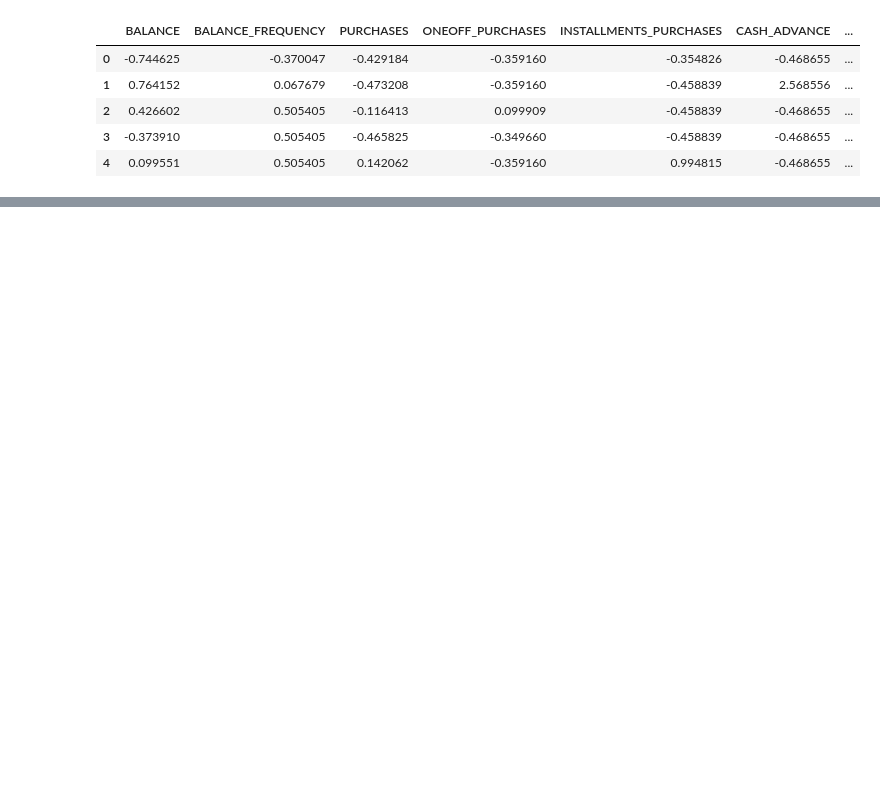
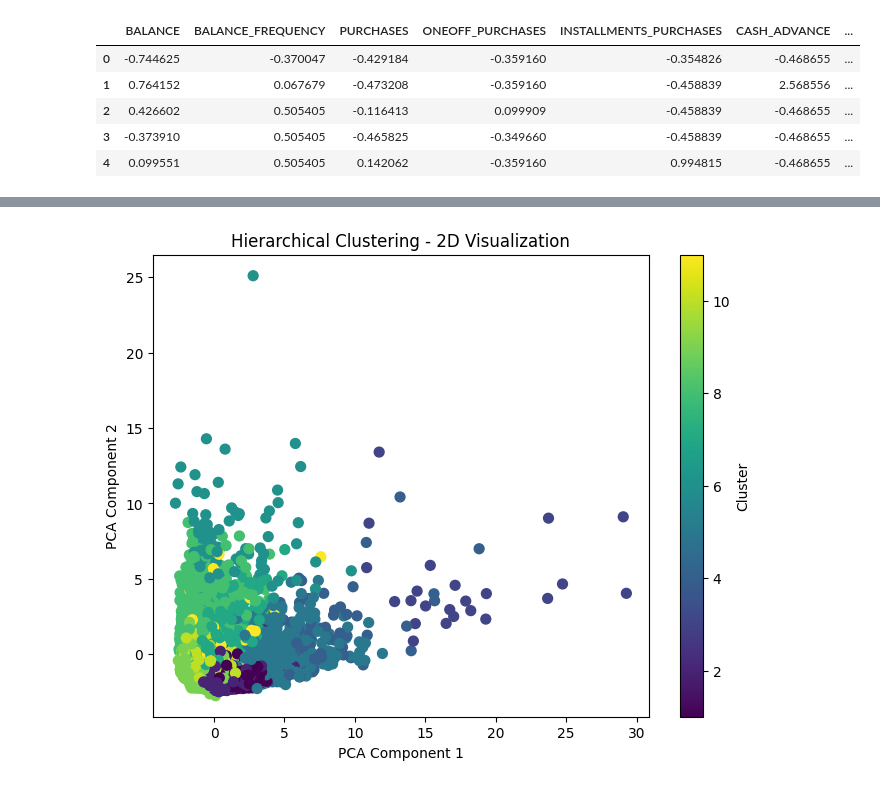
Before and after one commit to MikaParssinen/Applied-Machine-Learning, a Jupyter notebook: INL2/Visual.ipynb, the cells around one changed output, grey strips where cells are left out. Cells and saved outputs as stored; diff of their text form; code cells hidden in the pictures; blank space fills up the shorter version.

```diff
--- a/INL2/Visual.ipynb
+++ b/INL2/Visual.ipynb
@@ -23,0 +55,18 @@ df_standard.head()
+# %%
+from sklearn.decomposition import PCA
+import matplotlib.pyplot as plt
+
+# Perform PCA to reduce to 2 components for visualization
+pca = PCA(n_components=2)
+reduced_data = pca.fit_transform(df_standard)
+
+# Plot the clusters
+plt.figure(figsize=(8, 6))
+plt.scatter(reduced_data[:, 0], reduced_data[:, 1], c=df['Cluster'], cmap='viridis', s=50)
+plt.title('Hierarchical Clustering - 2D Visualization')
+plt.xlabel('PCA Component 1')
+plt.ylabel('PCA Component 2')
+plt.colorbar(label='Cluster')
+plt.show()
+# %% [output]
+[figure, added]
```
Also changed, not shown: parts of 2 cells of this notebook, 1 other file.
